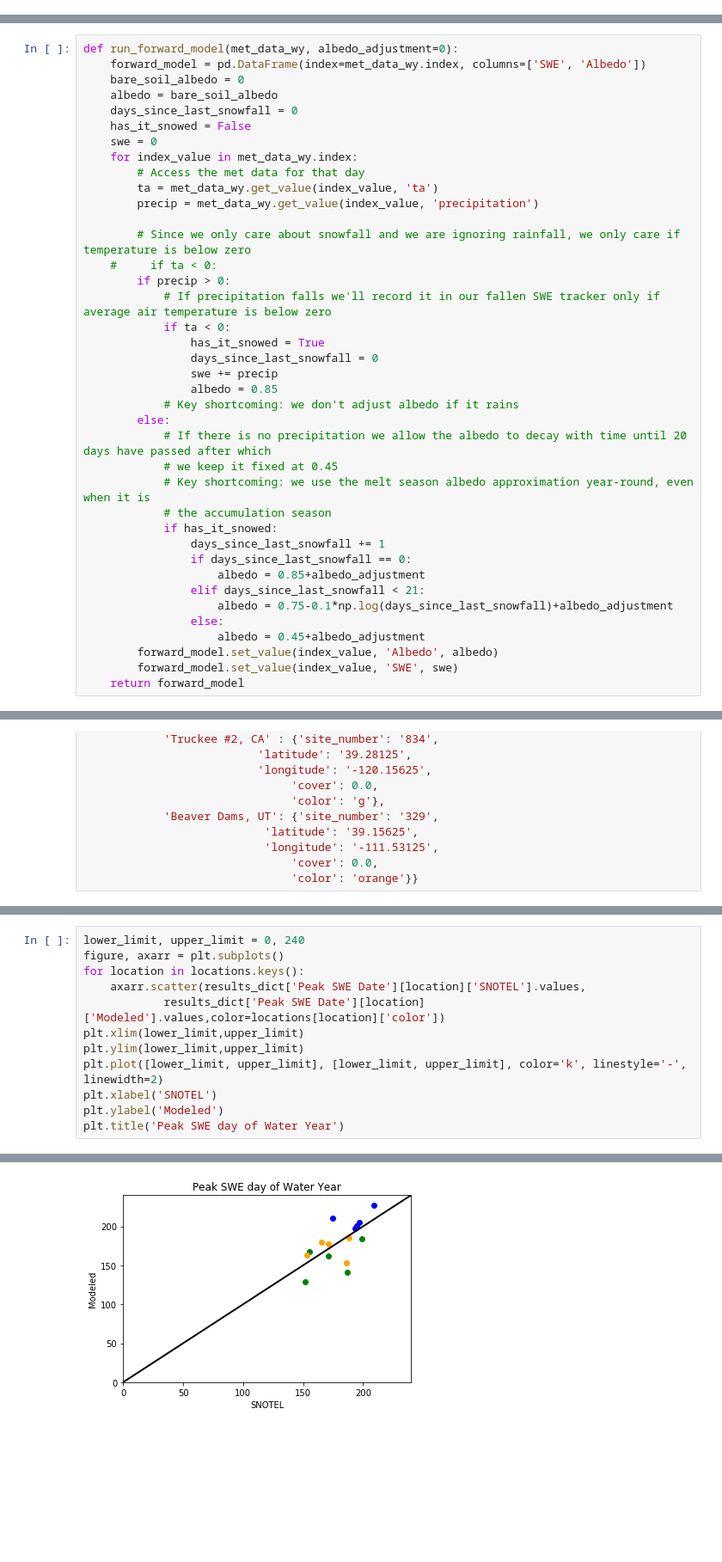
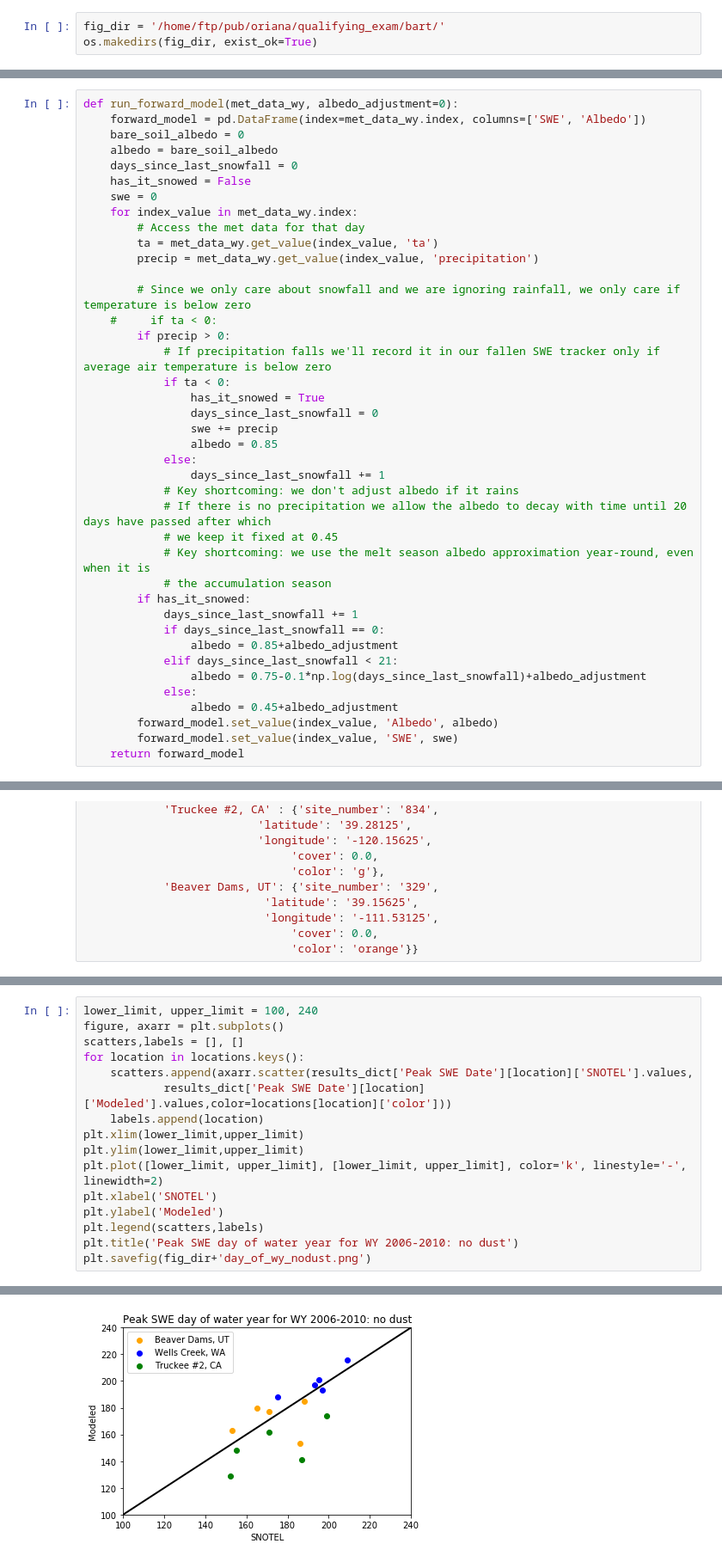
Before and after one commit to orianac/qualifying_exam, a Jupyter notebook: bart/q1/q1.ipynb, the cells around one changed output, grey strips where cells are left out. Shown at 86% size. Drawn from its saved outputs; the diff is of its cells as text; blank space fills up the shorter version.

```diff
--- a/bart/q1/q1.ipynb
+++ b/bart/q1/q1.ipynb
@@ -6,3 +7,6 @@ import numpy as np
+# %%
+fig_dir = '/home/ftp/pub/oriana/qualifying_exam/bart/'
+os.makedirs(fig_dir, exist_ok=True)
 # %%
 def read_ascii_vic_forcings(path, index):
     variable_names = ['precipitation', 'tmax', 'tmin', 'wind']
@@ -46,20 +50,21 @@ def run_forward_model(met_data_wy, albedo_adjustment=0):
                 days_since_last_snowfall = 0
                 swe += precip
                 albedo = 0.85
+            else:
+                days_since_last_snowfall += 1
             # Key shortcoming: we don't adjust albedo if it rains
-        else:
             # If there is no precipitation we allow the albedo to decay with time until 20 days have passed after which
             # we keep it fixed at 0.45
             # Key shortcoming: we use the melt season albedo approximation year-round, even when it is
             # the accumulation season
-            if has_it_snowed:
-                days_since_last_snowfall += 1
-                if days_since_last_snowfall == 0:
-                    albedo = 0.85+albedo_adjustment
-                elif days_since_last_snowfall < 21:
-                    albedo = 0.75-0.1*np.log(days_since_last_snowfall)+albedo_adjustment
-                else:
-                    albedo = 0.45+albedo_adjustment
+        if has_it_snowed:
+            days_since_last_snowfall += 1
+            if days_since_last_snowfall == 0:
+                albedo = 0.85+albedo_adjustment
+            elif days_since_last_snowfall < 21:
+                albedo = 0.75-0.1*np.log(days_since_last_snowfall)+albedo_adjustment
+            else:
+                albedo = 0.45+albedo_adjustment
         forward_model.set_value(index_value, 'Albedo', albedo)
         forward_model.set_value(index_value, 'SWE', swe)
     return forward_model
@@ -152,13 +188,17 @@ for site in locations.keys():
 # %%
-lower_limit, upper_limit = 0, 240
+lower_limit, upper_limit = 100, 240
 figure, axarr = plt.subplots()
+scatters,labels = [], []
 for location in locations.keys():
-    axarr.scatter(results_dict['Peak SWE Date'][location]['SNOTEL'].values,
-            results_dict['Peak SWE Date'][location]['Modeled'].values,color=locations[location]['color'])
+    scatters.append(axarr.scatter(results_dict['Peak SWE Date'][location]['SNOTEL'].values,
+            results_dict['Peak SWE Date'][location]['Modeled'].values,color=locations[location]['color']))
+    labels.append(location)
 plt.xlim(lower_limit,upper_limit)
 plt.ylim(lower_limit,upper_limit)
 plt.plot([lower_limit, upper_limit], [lower_limit, upper_limit], color='k', linestyle='-', linewidth=2)
 plt.xlabel('SNOTEL')
 plt.ylabel('Modeled')
-plt.title('Peak SWE day of Water Year')
+plt.legend(scatters,labels)
+plt.title('Peak SWE day of water year for WY 2006-2010: no dust')
+plt.savefig(fig_dir+'day_of_wy_nodust.png')
 # %% [output]
@@ -166,4 +205,4 @@ plt.title('Peak SWE day of Water Year')
-[figure, old version]
+[figure, new version]
 # %%
 lower_limit, upper_limit = 0, 1300
 figure, axarr = plt.subplots()
```
Also changed, not shown: parts of 8 cells of this notebook.
